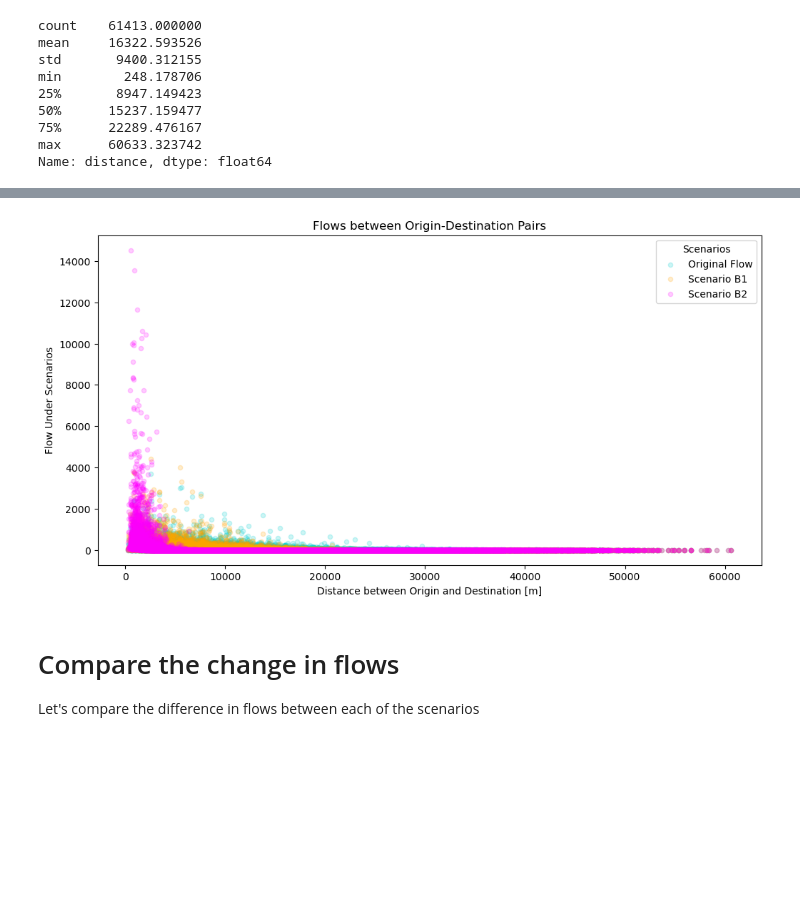
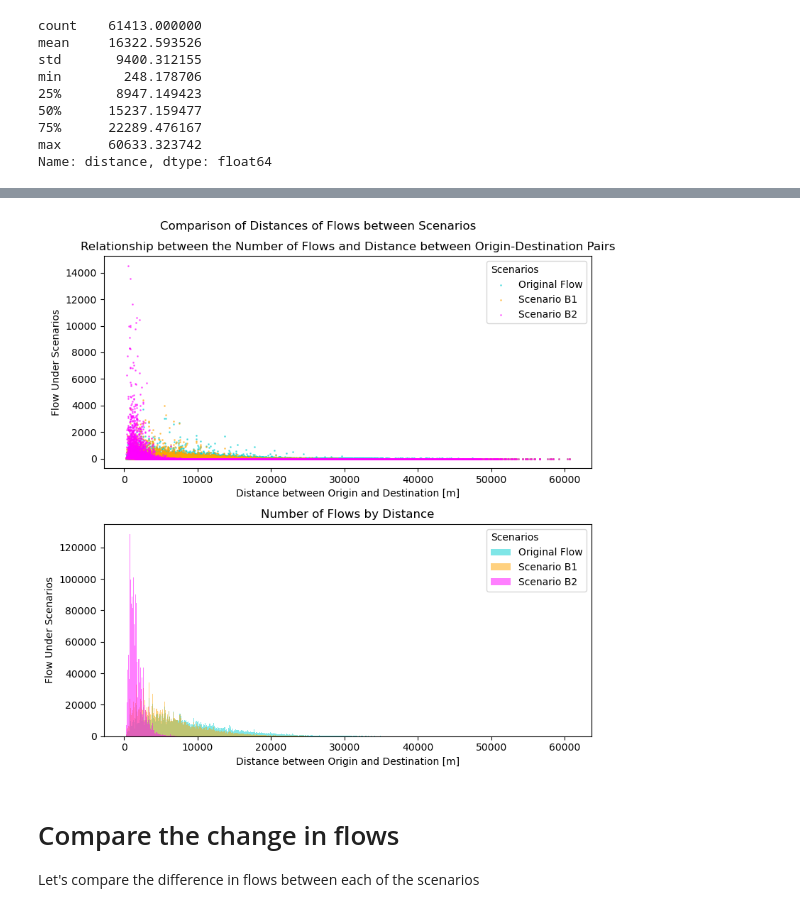
Before and after one commit to sokimura39/Urban_Simulation_Report, a Jupyter notebook: 02_spatial_interaction.ipynb, the cells around one changed output, grey strips where cells are left out. Saved outputs shown, nothing was run; the diff lists cells and outputs as text; code cells hidden in the pictures; blank space fills up the shorter version.

```diff
--- a/02_spatial_interaction.ipynb
+++ b/02_spatial_interaction.ipynb
@@ -1156,15 +1172,19 @@ Name: distance, dtype: float64
 # plot change of individual flows
 
 # initialise plot
-fig, ax = plt.subplots(1, 1, figsize = (12, 6))
+fig, axes = plt.subplots(2, 1, figsize = (8, 8))
 
-# histogram for original flow
+# number of bins for histogram
+bins = 600
+
+# scatter plot for original flow
 od_df_scenarioB.plot(
     x = 'distance',
     y = 'flow_pred_model2o_value',
     color = 'darkturquoise',
-    alpha = 0.2,
-    ax = ax,
+    alpha = 0.5,
+    s = 1,
+    ax = axes[0],
     kind = 'scatter',
     label = 'Original Flow',
     zorder = 10
@@ -1172,42 +1192,86 @@ od_df_scenarioB.plot(
 
 # histogram for scenario B1
 od_df_scenarioB.plot(
     x = 'distance',
     y = 'flow_pred_scenarioB1',
     color = 'orange',
-    alpha = 0.2,
-    ax = ax,
+    alpha = 0.5,
+    s = 1,
+    ax = axes[0],
     kind = 'scatter',
     label = 'Scenario B1',
     zorder = 10
 )
 
 # histogram for scenario B2
 od_df_scenarioB.plot(
     x = 'distance',
     y = 'flow_pred_scenarioB2',
     color = 'magenta',
-    alpha = 0.2,
-    ax = ax,
+    alpha = 0.5,
+    s = 1,
+    ax = axes[0],
     kind = 'scatter',
     label = 'Scenario B2',
     zorder = 10
 )
 
 # show legend
-ax.legend(title = 'Scenarios')
+axes[0].legend(title = 'Scenarios', alignment = 'left')
 
 # set axis legend
-ax.set_xlabel('Distance between Origin and Destination [m]')
-ax.set_ylabel('Flow Under Scenarios')
+axes[0].set_xlabel('Distance between Origin and Destination [m]')
+axes[0].set_ylabel('Flow Under Scenarios')
 
 # title
-ax.set_title('Flows between Origin-Destination Pairs')
+axes[0].set_title('Relationship between the Number of Flows and Distance between Origin-Destination Pairs')
+
+# scatter plot for original flow
+axes[1].hist(
+    od_df_scenarioB['distance'],
+    weights = od_df_scenarioB['flow_pred_model2o_value'],
+    bins = bins,
+    label = 'Original Flow',
+    color = 'darkturquoise',
+    alpha = 0.5
+)
+
+axes[1].hist(
+    od_df_scenarioB['distance'],
+    weights = od_df_scenarioB['flow_pred_scenarioB1'],
+    bins = bins,
+    label = 'Scenario B1',
+    color = 'orange',
+    alpha = 0.5
+)
+
+axes[1].hist(
+    od_df_scenarioB['distance'],
+    weights = od_df_scenarioB['flow_pred_scenarioB2'],
+    bins = bins,
+    label = 'Scenario B2',
+    color = 'magenta',
+    alpha = 0.5
+)
+
+# set legend
+axes[1].legend(title = 'Scenarios', alignment = 'left')
+
+# set axis legend
+axes[1].set_xlabel('Distance between Origin and Destination [m]')
+axes[1].set_ylabel('Flow Under Scenarios')
+
+# title
+axes[1].set_title('Number of Flows by Distance')
+
+# suptitle
+plt.suptitle('Comparison of Distances of Flows between Scenarios')
+plt.tight_layout()
 
 # plt.show()
 plt.savefig('documents/img/OD_change_scenarioB', bbox_inches = 'tight')
 # %% [output]
-[figure, old version]
+[figure, new version]
 # %% [markdown]
 # Compare the change in flows
 
```
Also changed, not shown: parts of 1 cell of this notebook, 4 other files.
